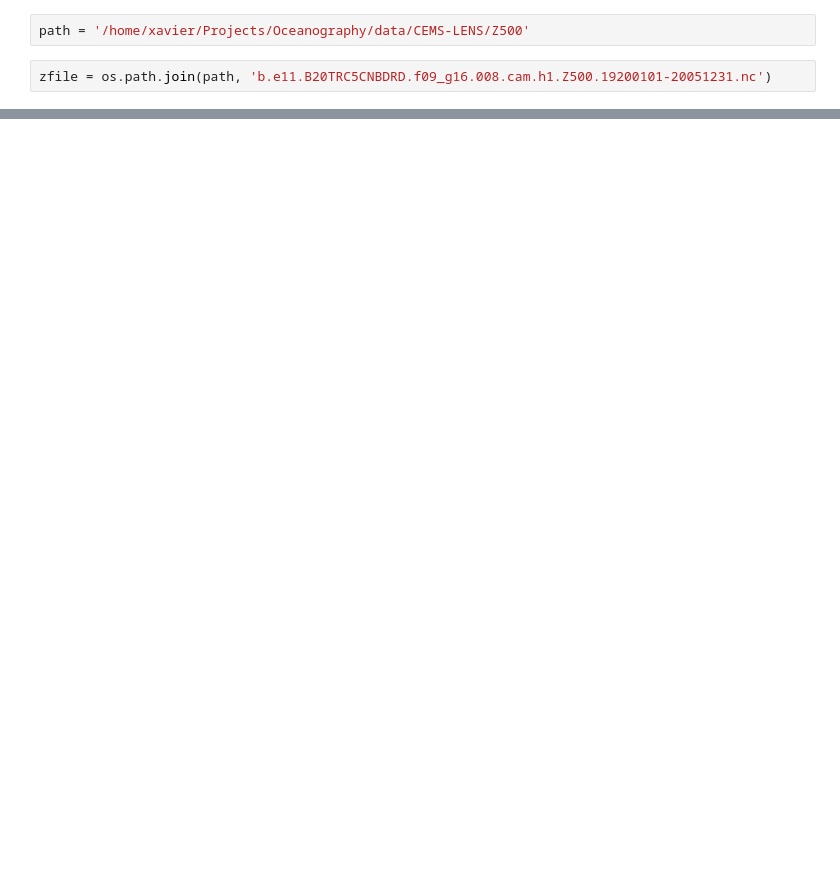
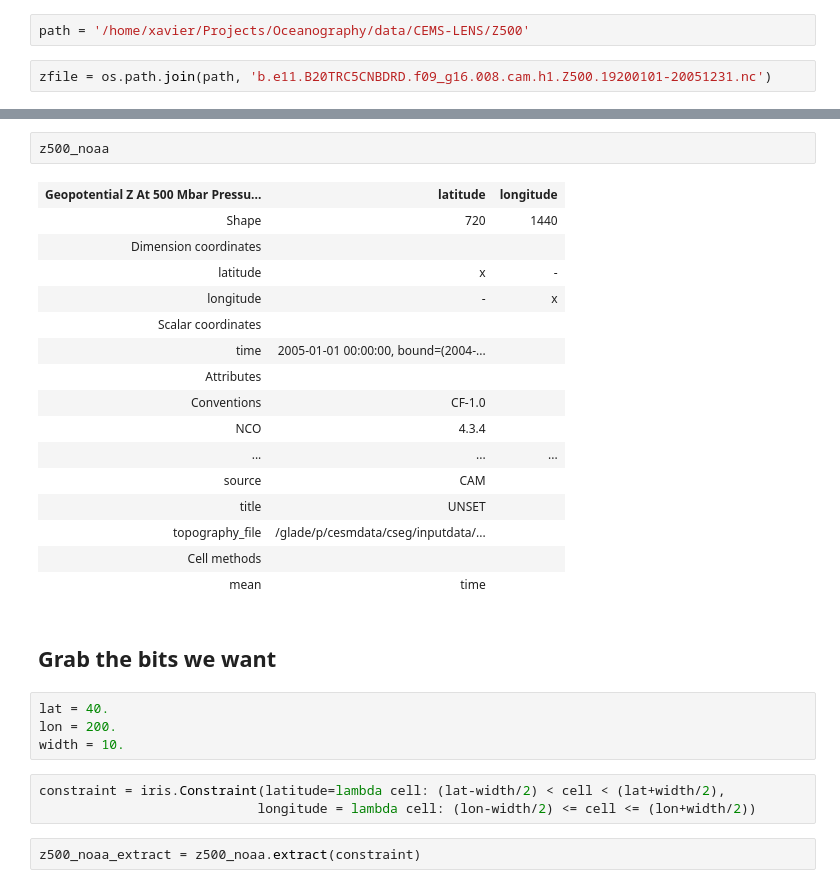
Before and after one commit to profxj/mhw_analysis, a Jupyter notebook: doc/nb/AI_MHW_images.ipynb, the cells around one changed output, grey strips where cells are left out. Cells and saved outputs as stored; diff of their text form; blank space fills up the shorter version.

```diff
--- a/doc/nb/AI_MHW_images.ipynb
+++ b/doc/nb/AI_MHW_images.ipynb
@@ -39,0 +63,30 @@ Gracefully creating 'time' auxiliary coordinate instead.
+# %%
+z500_noaa
+# %% [output]
+| Geopotential Z At 500 Mbar Pressu... | latitude | longitude |
+| Shape | 720 | 1440 |
+| Dimension coordinates |  |  |
+| latitude | x | - |
+| longitude | - | x |
+| Scalar coordinates |  |  |
+| time | 2005-01-01 00:00:00, bound=(2004-... |  |
+| Attributes |  |  |
+| Conventions | CF-1.0 |  |
+| NCO | 4.3.4 |  |
+| ... | ... | ... |
+| source | CAM |  |
+| title | UNSET |  |
+| topography_file | /glade/p/cesmdata/cseg/inputdata/... |  |
+| Cell methods |  |  |
+| mean | time |  |
+# %% [markdown]
+## Grab the bits we want
+# %%
+lat = 40.
+lon = 200.
+width = 10.
+# %%
+constraint = iris.Constraint(latitude=lambda cell: (lat-width/2) < cell < (lat+width/2),
+                            longitude = lambda cell: (lon-width/2) <= cell <= (lon+width/2))
+# %%
+z500_noaa_extract = z500_noaa.extract(constraint)
```
Also changed, not shown: parts of 16 cells of this notebook, 2 other files.
